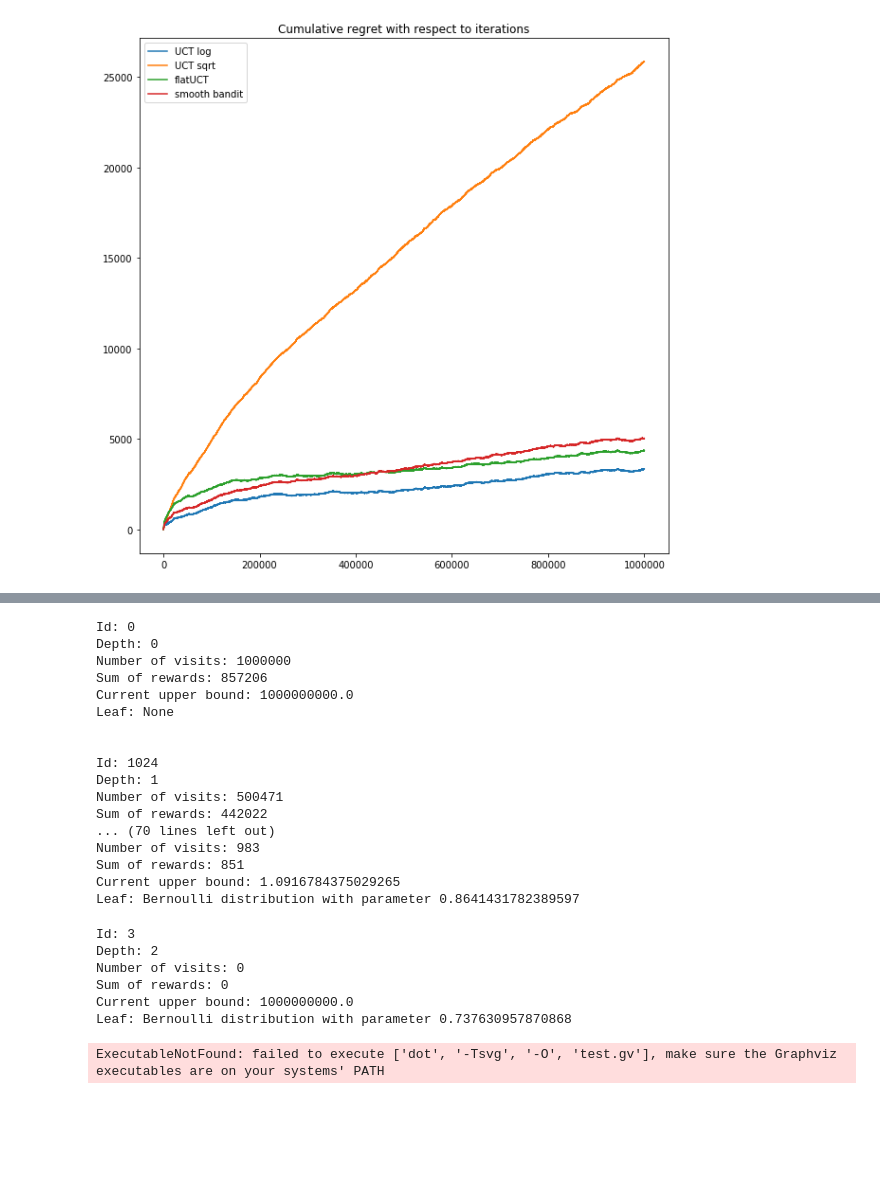
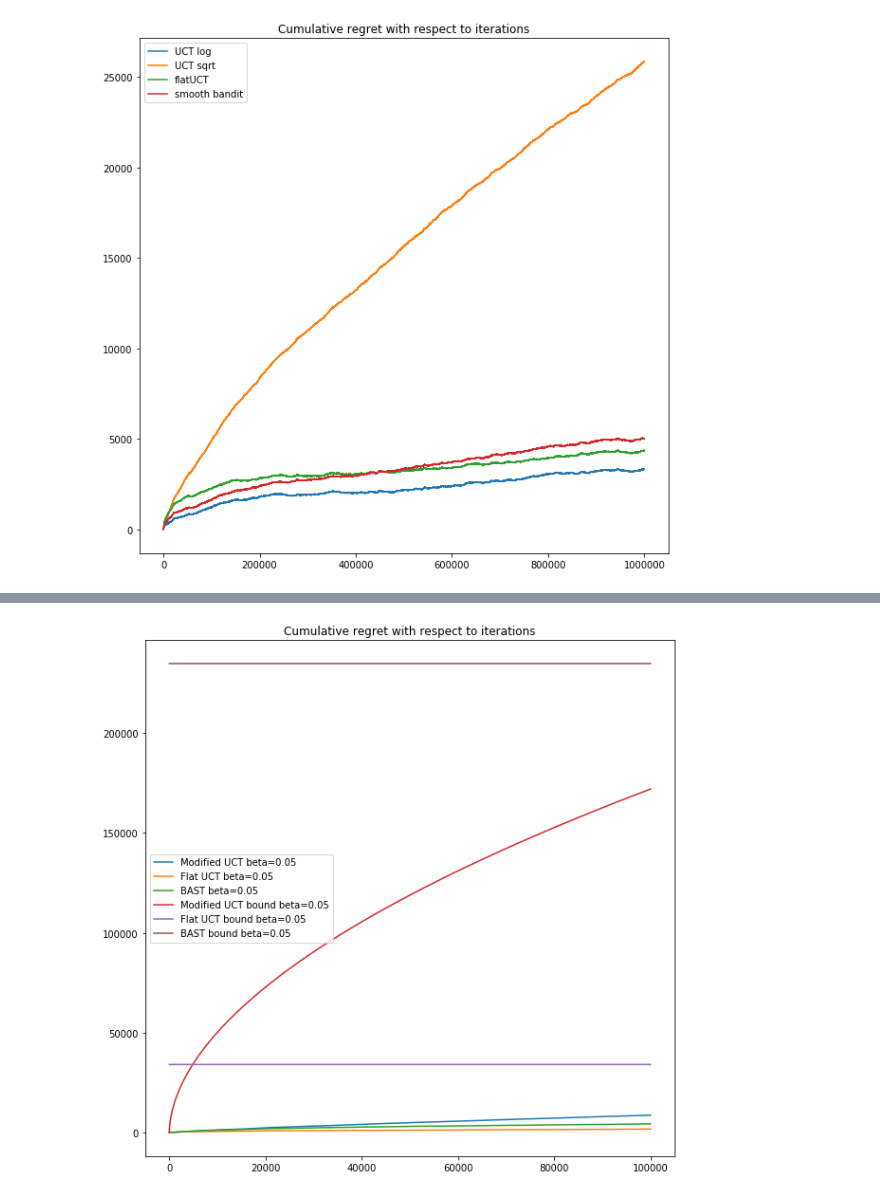
Before and after one commit to ClementGiron/Tree-bandits, a Jupyter notebook: TreeBandits.ipynb, the cells around one changed output, grey strips where cells are left out. Drawn from its saved outputs; the diff is of its cells as text; code cells hidden in the pictures; blank space fills up the shorter version.

```diff
--- a/TreeBandits.ipynb
+++ b/TreeBandits.ipynb
@@ -816,54 +701,0 @@ R2, Rlist2, path2 = UCT(root, N_iter, bound_function, mode='classic', D=D, beta=
-# %%
-np.random.seed(0)
-root = Tree(0)
-root.build_smooth(D)
-bound_function = modifiedUCT_bound_function
-N_iter = 1000000
-R3, Rlist3, path3 = UCT(root, N_iter, bound_function, mode='modified', D=D, beta=beta)
-# %%
-np.random.seed(0)
-root = Tree(0)
-root.build_smooth(D)
-bound_function = flatUCT_bound_function
-N_iter = 1000000
-R4, Rlist4, path4 = UCT(root, N_iter, bound_function, mode='flat', D=D, beta=beta)
-# %%
-np.random.seed(0)
-root = Tree(0)
-root.build_smooth(D)
-bound_function = smooth_bound_function
-N_iter = 1000000
-R5, Rlist5, path5 = UCT(root, N_iter, bound_function, mode='smooth', D=D, beta=beta, delta=delta, gamma=gamma)
-# %%
-for p in path3:
-    print(p)
-# %% [output]
-Id: 0
-Depth: 0
-Number of visits: 1000000
-Sum of rewards: 857206
-Current upper bound: 1000000000.0
-Leaf: None
-
-
-Id: 1024
-Depth: 1
-Number of visits: 500471
-Sum of rewards: 442022
-... (70 lines left out)
-Number of visits: 983
-Sum of rewards: 851
-Current upper bound: 1.0916784375029265
-Leaf: Bernoulli distribution with parameter 0.8641431782389597
-# %%
-np.random.seed(0)
-root = Tree(0)
-root.build_smooth(2)
-print(root.leftChild.rightChild)
-# %% [output]
-Id: 3
-Depth: 2
-Number of visits: 0
-Sum of rewards: 0
-Current upper bound: 1000000000.0
-Leaf: Bernoulli distribution with parameter 0.737630957870868
@@ -875,4 +702,14 @@ h.edge('Hello', 'World')
-# %%
-h.render('test.gv')
-# %% [output]
-ExecutableNotFound: failed to execute ['dot', '-Tsvg', '-O', 'test.gv'], make sure the Graphviz executables are on your systems' PATH
+# %%
+param_list = root.find_param_leafs()
+eta = 0.5
+prflat = pseudo_regret_flat_UCB(root, N_iter, 0.05, param_list)
+prbast = pseudo_regret_BAST(root, N_iter, 0.05, param_list, eta, delta)
+prflatbis = pseudo_regret_flat_UCB(root, N_iter, 0.8, param_list)
+prbastbis = pseudo_regret_BAST(root, N_iter, 0.8, param_list, eta, delta)
+cumR_list = [Rlist1, Rlist3, Rlist5]
+legend = ['Modified UCT beta=0.05', 'Flat UCT beta=0.05',  'BAST beta=0.05',
+          'Modified UCT bound beta=0.05', 'Flat UCT bound beta=0.05', 'BAST bound beta=0.05']
+lbound = [pseudo_regret_mod_UCT(root, N_iter, 0.05), prflat, prbast]
+compare_regrets(cumR_list, legend, withbound=True, lbound=lbound)
+# %% [output]
+[figure, added]
```
Also changed, not shown: parts of 30 cells of this notebook.
